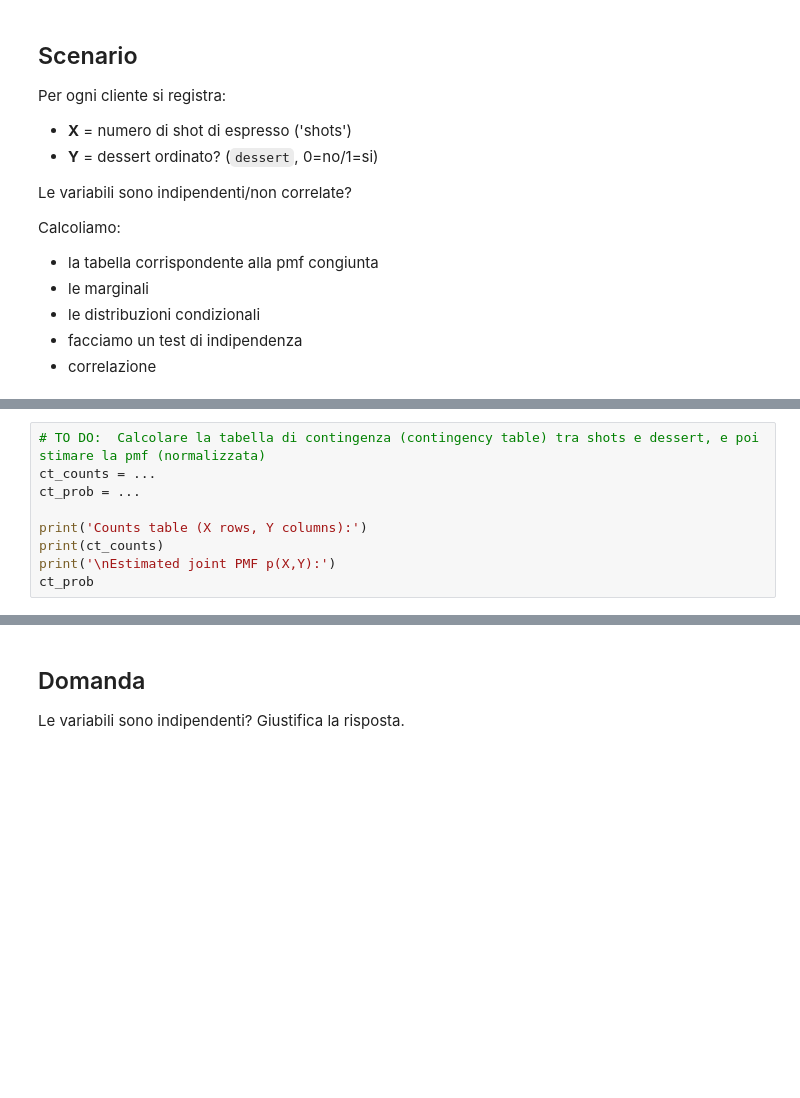
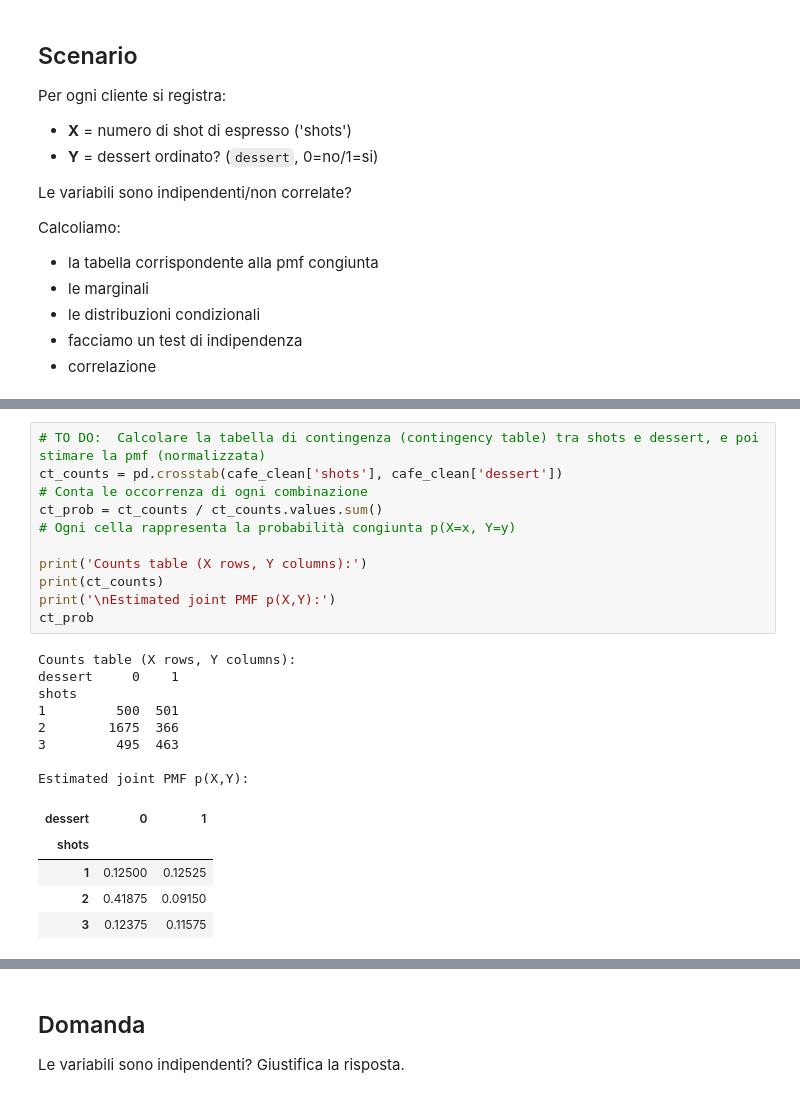
Before and after one commit to iamgiu/Introduzione-al-Data-Science, a Jupyter notebook: Notebook/Prima Settimana/lab1.ipynb, the cells around one changed output, grey strips where cells are left out. Cells and saved outputs as stored; diff of their text form; blank space fills up the shorter version.

```diff
--- a/Notebook/Prima Settimana/lab1.ipynb
+++ b/Notebook/Prima Settimana/lab1.ipynb
@@ -167,12 +217,26 @@ print('Missing after cleaning:', cafe_clean.isna().sum().to_dict())
 # %%
 # TO DO:  Calcolare la tabella di contingenza (contingency table) tra shots e dessert, e poi stimare la pmf (normalizzata)
-ct_counts = ...
-ct_prob = ...
+ct_counts = pd.crosstab(cafe_clean['shots'], cafe_clean['dessert'])                                                          # Conta le occorrenza di ogni combinazione
+ct_prob = ct_counts / ct_counts.values.sum()                                                                                 # Ogni cella rappresenta la probabilità congiunta p(X=x, Y=y)
 
 print('Counts table (X rows, Y columns):')
 print(ct_counts)
 print('\nEstimated joint PMF p(X,Y):')
 ct_prob
+# %% [output]
+Counts table (X rows, Y columns):
+dessert     0    1
+shots
+1         500  501
+2        1675  366
+3         495  463
+
+Estimated joint PMF p(X,Y):
+| dessert | 0 | 1 |
+| shots |  |  |
+| 1 | 0.12500 | 0.12525 |
+| 2 | 0.41875 | 0.09150 |
+| 3 | 0.12375 | 0.11575 |
 # %%
 # TO DO: visuaizza la pmf congiunta come un'immagine (heatmap) con una colorbar appropriata e le etichette degli assi
 plt.figure(figsize=(6,4))
```
Also changed, not shown: parts of 14 cells of this notebook.
